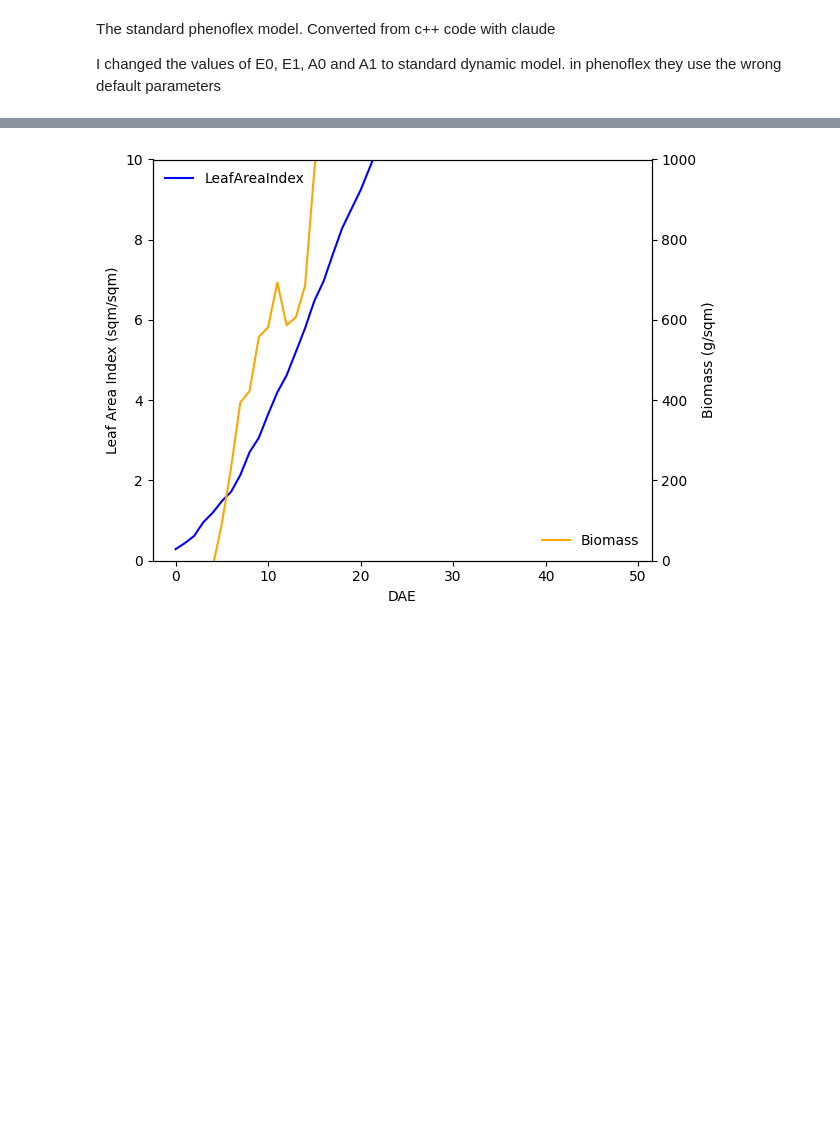
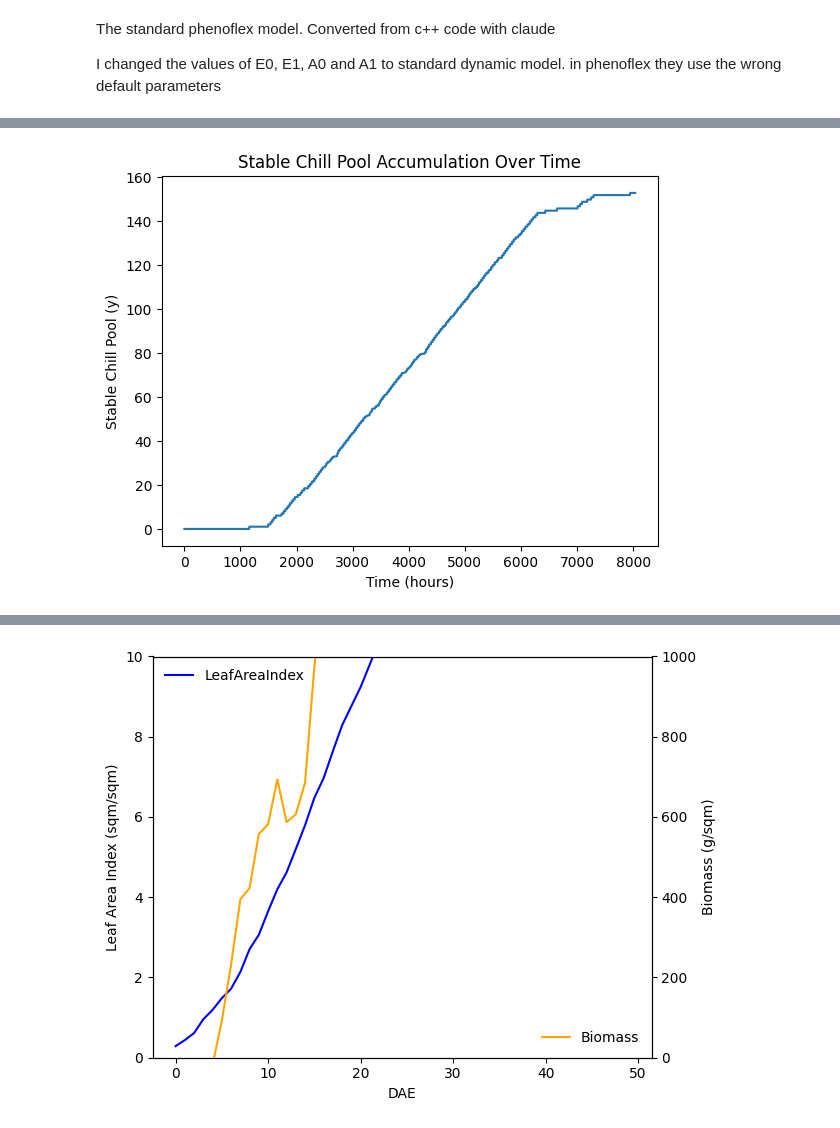
Before and after one commit to larscaspersen/phenoflex_meets_bayes, a Jupyter notebook: hybridmodel_phenoflex.ipynb, the cells around one changed output, grey strips where cells are left out. Saved outputs shown, nothing was run; the diff lists cells and outputs as text; code cells hidden in the pictures; blank space fills up the shorter version.

```diff
--- a/hybridmodel_phenoflex.ipynb
+++ b/hybridmodel_phenoflex.ipynb
@@ -327,0 +556,8 @@ def phenoflex_numpyro(
+# %%
+plt.plot(predictions['y_trace'][0])
+plt.xlabel('Time (hours)')
+plt.ylabel('Stable Chill Pool (y)')
+plt.title('Stable Chill Pool Accumulation Over Time')
+plt.show()
+# %% [output]
+[figure, added]
```
Also changed, not shown: parts of 22 cells of this notebook.
